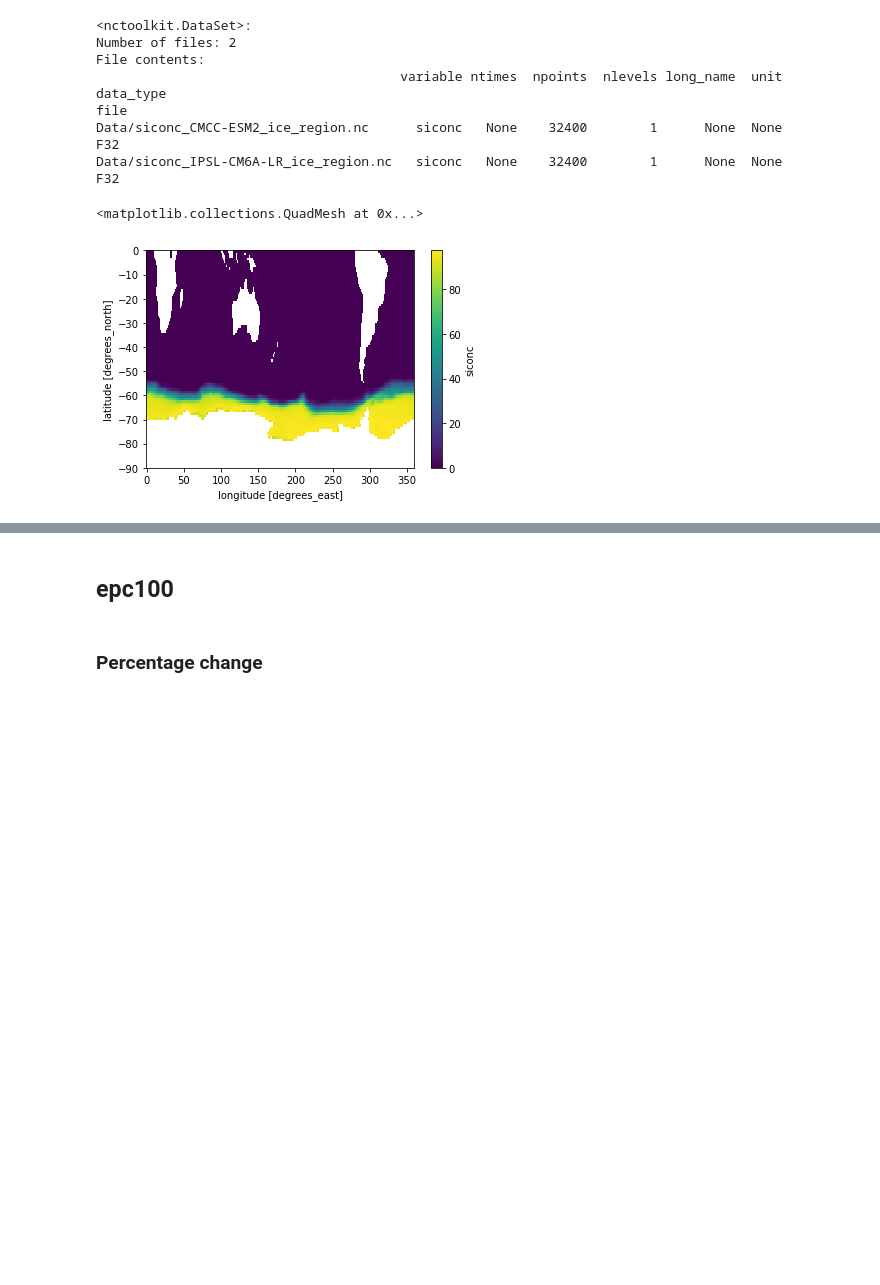
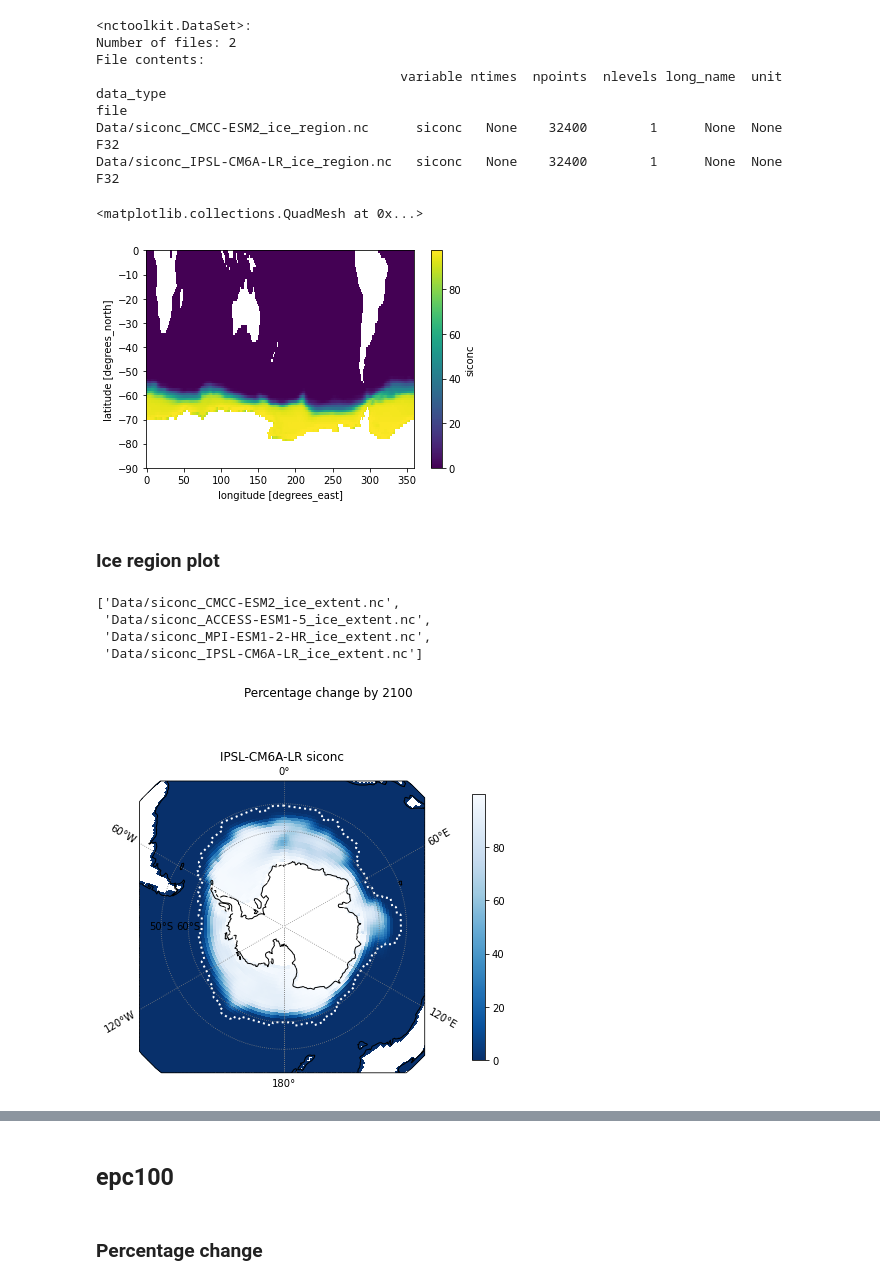
Before and after one commit to jasmineby65/CMEE-Coursework, a Jupyter notebook: Project/code/Multimodel/Multimodel_calculation.ipynb, the cells around one changed output, grey strips where cells are left out. Cells and saved outputs as stored; diff of their text form; code cells hidden in the pictures; blank space fills up the shorter version.

```diff
--- a/Project/code/Multimodel/Multimodel_calculation.ipynb
+++ b/Project/code/Multimodel/Multimodel_calculation.ipynb
@@ -70,3 +73,15 @@ nc["siconc"].plot()
 # %% [output]
 <matplotlib.collections.QuadMesh at 0x...>
 [figure]
+# %% [markdown]
+### Ice region plot
+# %%
+variable = "siconc"
+# %%
+files=glob.glob("Data/{}_*_ice_extent.nc".format(variable))
+files
+# %% [output]
+['Data/siconc_CMCC-ESM2_ice_extent.nc',
+ 'Data/siconc_ACCESS-ESM1-5_ice_extent.nc',
+ 'Data/siconc_MPI-ESM1-2-HR_ice_extent.nc',
+ 'Data/siconc_IPSL-CM6A-LR_ice_extent.nc']
@@ -72,0 +100,64 @@ nc["siconc"].plot()
+# %%
+fig = plt.figure(figsize=[7, 7])
+ax1 = fig.add_subplot(1, 1, 1, projection=cartopy.crs.Orthographic(central_longitude = 0, central_latitude=-90))
+
+
+plt.suptitle("Percentage change by 2100")
+
+
+ax1.set_extent([-180, 180, -90, -40], cartopy.crs.PlateCarree())
+
+gl1 = ax1.gridlines(crs = cartopy.crs.PlateCarree(),
+                  draw_labels = True,
+                  color = 'grey',
+                  linestyle = ':',
+                  y_inline = True,
+                  x_inline = False)
+
+
+gl1.ylabel_style = {'size': 10}
+gl1.xlabel_style = {'size': 10}
+
+gl1.ylocator = mticker.FixedLocator([-60, -50])
+
+plt.draw()
+for ea in gl1.label_artists:
+    if ea[0]== 'lat':
+        tx = ea[2]
+        xy = tx.get_position()
+        if xy[0]!=-90:
+            tx.set_position([-90, xy[1]])
+
+
+
+ax1.title.set_text("{} {}".format(model, variable))
+
+#divnorm = colors.TwoSlopeNorm(vmin = -label, vcenter = 0., vmax = label)
+#divnorm = colors.TwoSlopeNorm(vmin = var_min, vcenter = 0., vmax = var_max)
+
+p = ax1.pcolor(x, y, var_old,
+              cmap = 'Blues_r', transform = cartopy.crs.PlateCarree() )
+
+
+ax1.coastlines()
+
+ax1.add_geometries(ice['geometry'],
+                  cartopy.crs.Orthographic(central_longitude = 0, central_latitude=-90),
+                  facecolor = 'none',
+                  edgecolor = 'white',
+                  linestyle = ':',
+                  linewidth = 2)
+
+# ax1.add_geometries(dec['geometry'],
+#                   cartopy.crs.Orthographic(central_longitude = 0, central_latitude=-90),
+#                   facecolor = 'none',
+#                   edgecolor = 'blue',
+#                   linestyle = ':')
+
+cb = plt.colorbar(p, shrink=0.7, pad = 0.12)
+
+#plt.savefig("output/{}/{}_{}_percentage_change.png".format(model, variable, model))
+
+plt.show()
+# %% [output]
+[figure, added]
```
Also changed, not shown: parts of 8 cells of this notebook, 3 other files.
